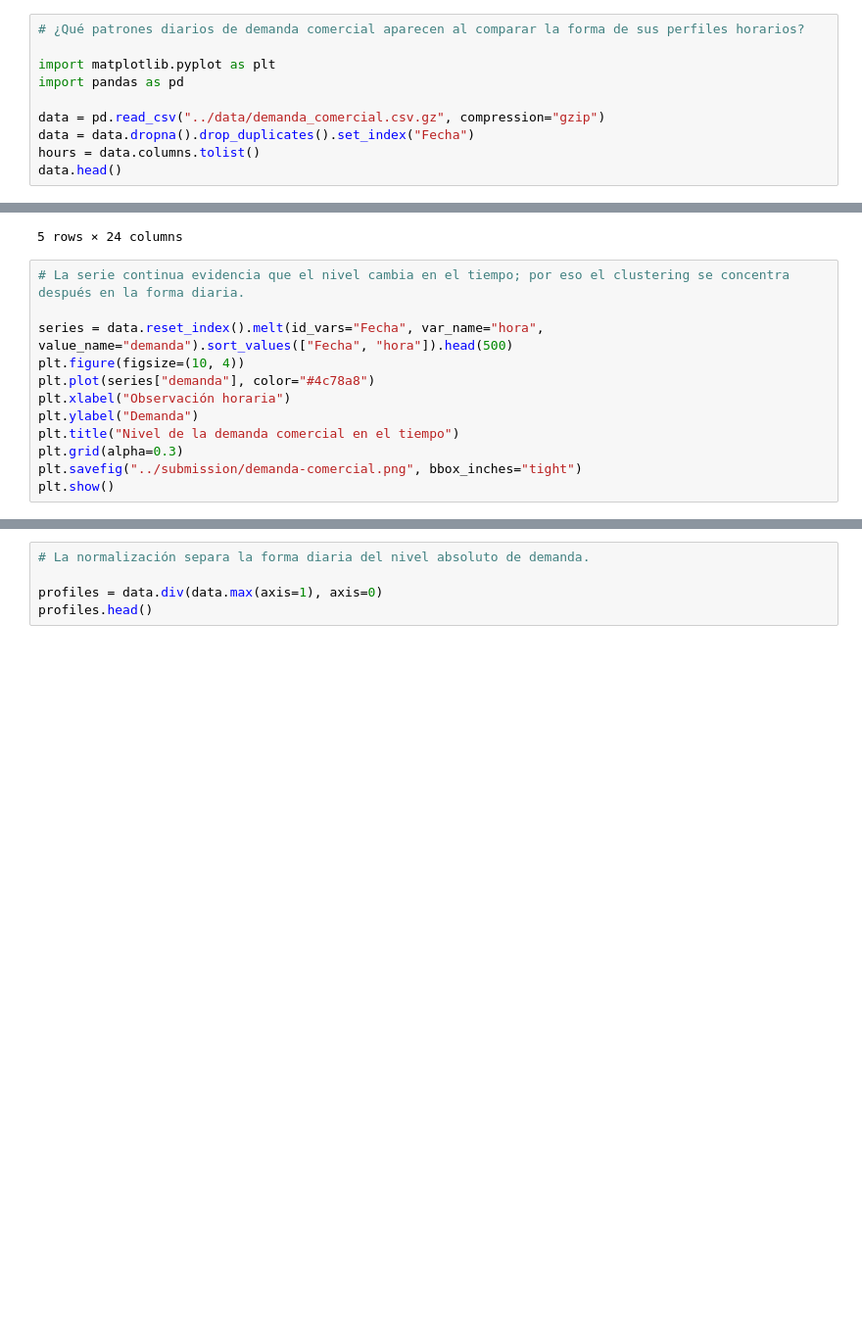
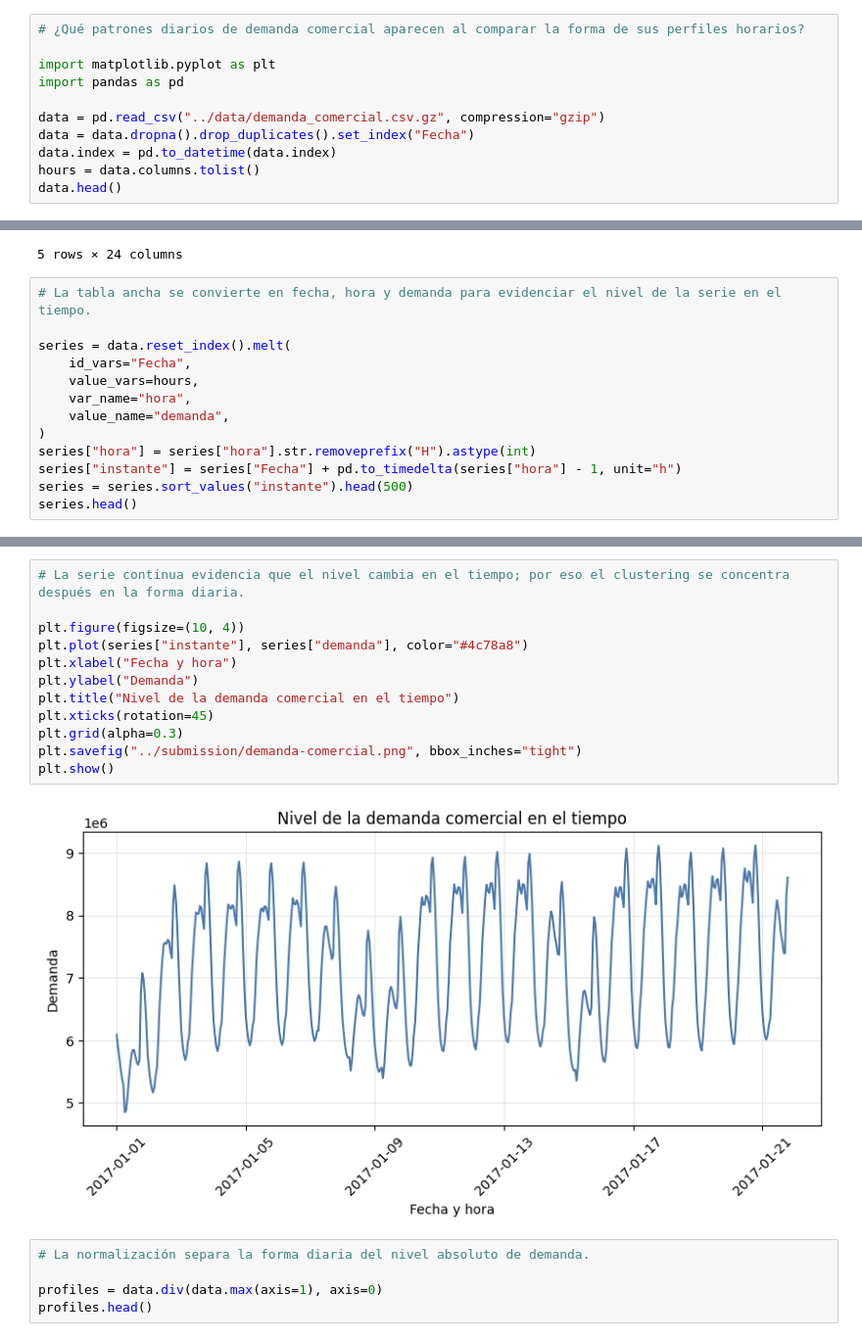
Before and after one commit to jdvelasq/classroom-vibecoding, a Jupyter notebook: implementation/predictiva/P206_clustering_demanda/professor/notebook.ipynb, the cells around one changed output, grey strips where cells are left out. Shown at 98% size. Drawn from its saved outputs; the diff is of its cells as text; blank space fills up the shorter version.

Commit message:
Build dated hourly demand series

```diff
--- a/implementation/predictiva/P206_clustering_demanda/professor/notebook.ipynb
+++ b/implementation/predictiva/P206_clustering_demanda/professor/notebook.ipynb
@@ -6,6 +6,7 @@ import pandas as pd
 
 data = pd.read_csv("../data/demanda_comercial.csv.gz", compression="gzip")
 data = data.dropna().drop_duplicates().set_index("Fecha")
+data.index = pd.to_datetime(data.index)
 hours = data.columns.tolist()
 data.head()
 # %% [output]
@@ -18,15 +19,16 @@ data.head()
 | 2017-01-05 | 6395397.96 | 6162409.22 | 6001153.67 | 5918673.26 | 6005924.21 | 6225027.53 | 6322923.78 | 6739120.44 | 7307847.42 | 7619827.03 | ... | ... |
 5 rows × 24 columns
 # %%
-# La serie continua evidencia que el nivel cambia en el tiempo; por eso el clustering se concentra después en la forma diaria.
+# La tabla ancha se convierte en fecha, hora y demanda para evidenciar el nivel de la serie en el tiempo.
 
-series = data.reset_index().melt(id_vars="Fecha", var_name="hora", value_name="demanda").sort_values(["Fecha", "hora"]).head(500)
-plt.figure(figsize=(10, 4))
-plt.plot(series["demanda"], color="#4c78a8")
-plt.xlabel("Observación horaria")
-plt.ylabel("Demanda")
-plt.title("Nivel de la demanda comercial en el tiempo")
-plt.grid(alpha=0.3)
-plt.savefig("../submission/demanda-comercial.png", bbox_inches="tight")
-plt.show()
+series = data.reset_index().melt(
+    id_vars="Fecha",
+    value_vars=hours,
+    var_name="hora",
+    value_name="demanda",
+)
+series["hora"] = series["hora"].str.removeprefix("H").astype(int)
+series["instante"] = series["Fecha"] + pd.to_timedelta(series["hora"] - 1, unit="h")
+series = series.sort_values("instante").head(500)
+series.head()
 # %% [output]
@@ -34,3 +41,17 @@ plt.show()
+# %%
+# La serie continua evidencia que el nivel cambia en el tiempo; por eso el clustering se concentra después en la forma diaria.
+
+plt.figure(figsize=(10, 4))
+plt.plot(series["instante"], series["demanda"], color="#4c78a8")
+plt.xlabel("Fecha y hora")
+plt.ylabel("Demanda")
+plt.title("Nivel de la demanda comercial en el tiempo")
+plt.xticks(rotation=45)
+plt.grid(alpha=0.3)
+plt.savefig("../submission/demanda-comercial.png", bbox_inches="tight")
+plt.show()
+# %% [output]
+[figure, added]
 # %%
 # La normalización separa la forma diaria del nivel absoluto de demanda.
 
```
Also changed, not shown: parts of 1 cell of this notebook, 1 other file.
